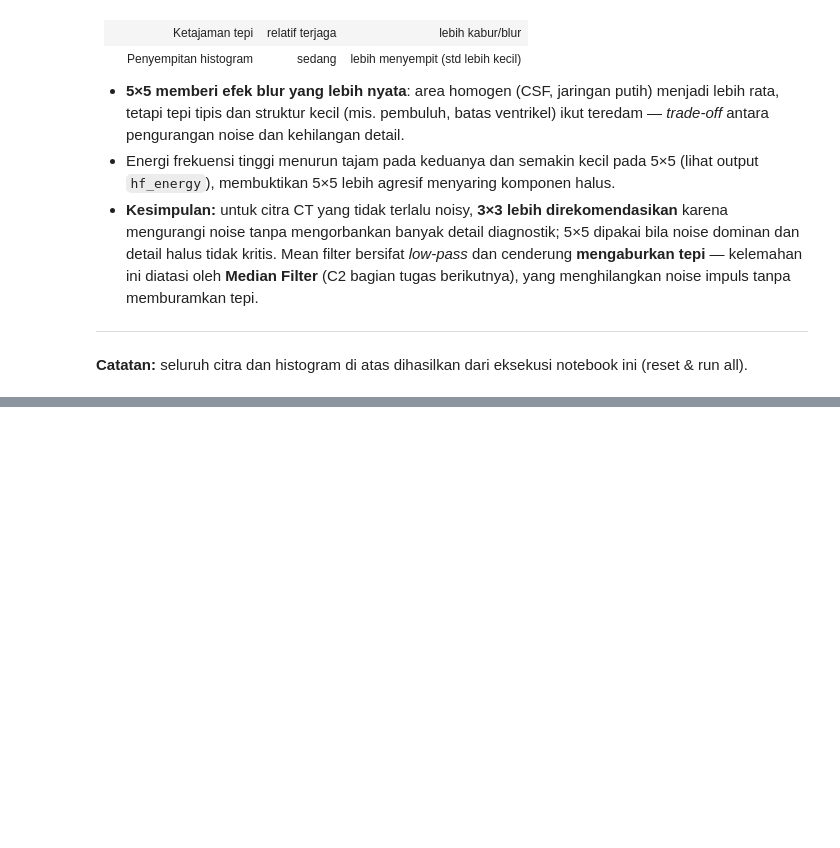
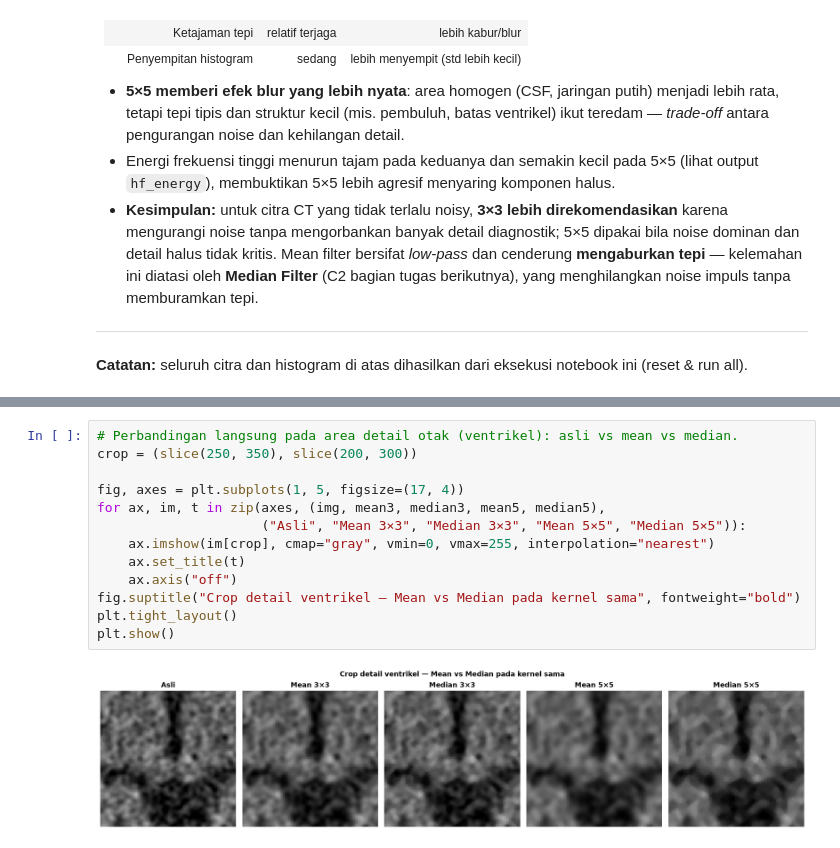
Before and after one commit to iaanne/citra-input-ref-kelompok4, a Jupyter notebook: notebook.ipynb, the cells around one changed output, grey strips where cells are left out. Cells and saved outputs as stored; diff of their text form; blank space fills up the shorter version.

```diff
--- a/notebook.ipynb
+++ b/notebook.ipynb
@@ -237,0 +381,15 @@ plt.show()
+# %%
+# Perbandingan langsung pada area detail otak (ventrikel): asli vs mean vs median.
+crop = (slice(250, 350), slice(200, 300))
+
+fig, axes = plt.subplots(1, 5, figsize=(17, 4))
+for ax, im, t in zip(axes, (img, mean3, median3, mean5, median5),
+                     ("Asli", "Mean 3×3", "Median 3×3", "Mean 5×5", "Median 5×5")):
+    ax.imshow(im[crop], cmap="gray", vmin=0, vmax=255, interpolation="nearest")
+    ax.set_title(t)
+    ax.axis("off")
+fig.suptitle("Crop detail ventrikel — Mean vs Median pada kernel sama", fontweight="bold")
+plt.tight_layout()
+plt.show()
+# %% [output]
+[figure, added]
```
Also changed, not shown: parts of 20 cells of this notebook.
